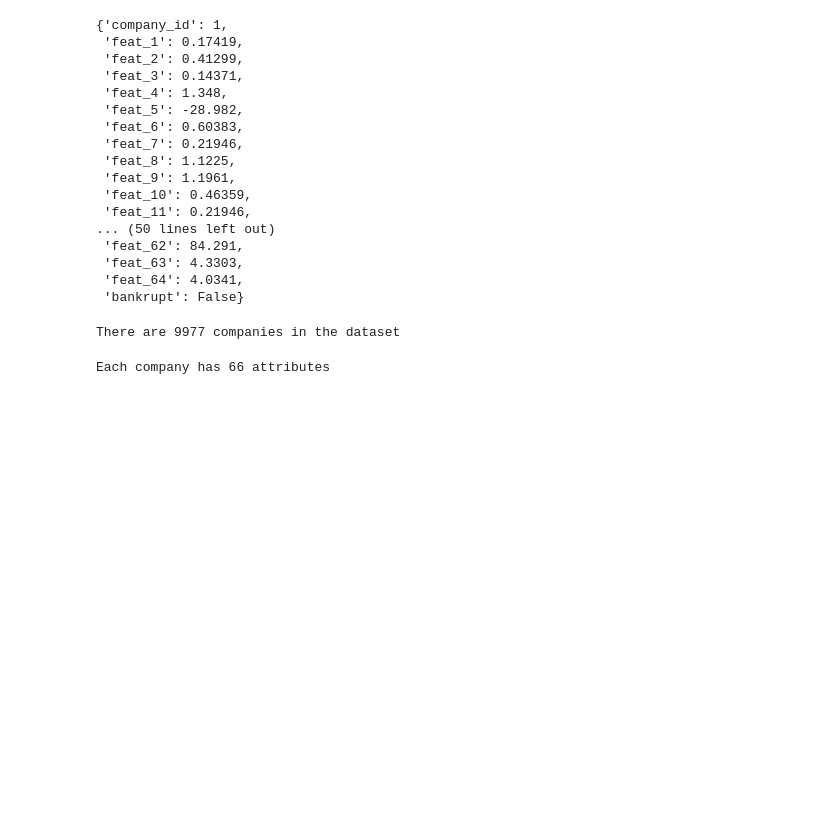
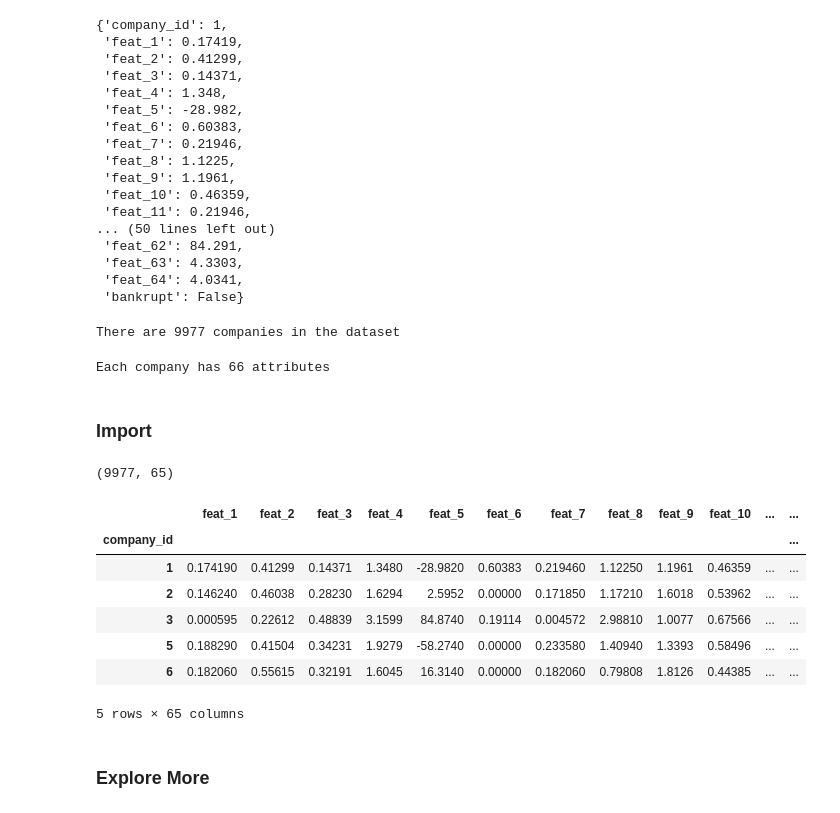
Before and after one commit to noelogbuagu/Data_Science_Portfolio, a Jupyter notebook: 5_Predicting_Bankruptcy/notebook.ipynb, the cells around one changed output. Drawn from its saved outputs; the diff is of its cells as text; code cells hidden in the pictures; blank space fills up the shorter version.

```diff
--- a/5_Predicting_Bankruptcy/notebook.ipynb
+++ b/5_Predicting_Bankruptcy/notebook.ipynb
@@ -88,3 +88,5 @@ There are 9977 companies in the dataset
 print(f"Each company has {len(poland_data['data'][0])} attributes")
 # %% [output]
 Each company has 66 attributes
+# %% [markdown]
+### Import
@@ -90,0 +105,17 @@ Each company has 66 attributes
+# %%
+# print data
+df = wrangle("data/poland-bankruptcy-data-2009.json.gz")
+print(df.shape)
+df.head()
+# %% [output]
+(9977, 65)
+|  | feat_1 | feat_2 | feat_3 | feat_4 | feat_5 | feat_6 | feat_7 | feat_8 | feat_9 | feat_10 | ... | ... |
+| company_id |  |  |  |  |  |  |  |  |  |  |  | ... |
+| 1 | 0.174190 | 0.41299 | 0.14371 | 1.3480 | -28.9820 | 0.60383 | 0.219460 | 1.12250 | 1.1961 | 0.46359 | ... | ... |
+| 2 | 0.146240 | 0.46038 | 0.28230 | 1.6294 | 2.5952 | 0.00000 | 0.171850 | 1.17210 | 1.6018 | 0.53962 | ... | ... |
+| 3 | 0.000595 | 0.22612 | 0.48839 | 3.1599 | 84.8740 | 0.19114 | 0.004572 | 2.98810 | 1.0077 | 0.67566 | ... | ... |
+| 5 | 0.188290 | 0.41504 | 0.34231 | 1.9279 | -58.2740 | 0.00000 | 0.233580 | 1.40940 | 1.3393 | 0.58496 | ... | ... |
+| 6 | 0.182060 | 0.55615 | 0.32191 | 1.6045 | 16.3140 | 0.00000 | 0.182060 | 0.79808 | 1.8126 | 0.44385 | ... | ... |
+5 rows × 65 columns
+# %% [markdown]
+### Explore More
```
Also changed, not shown: parts of 4 cells of this notebook, 1 other file.
